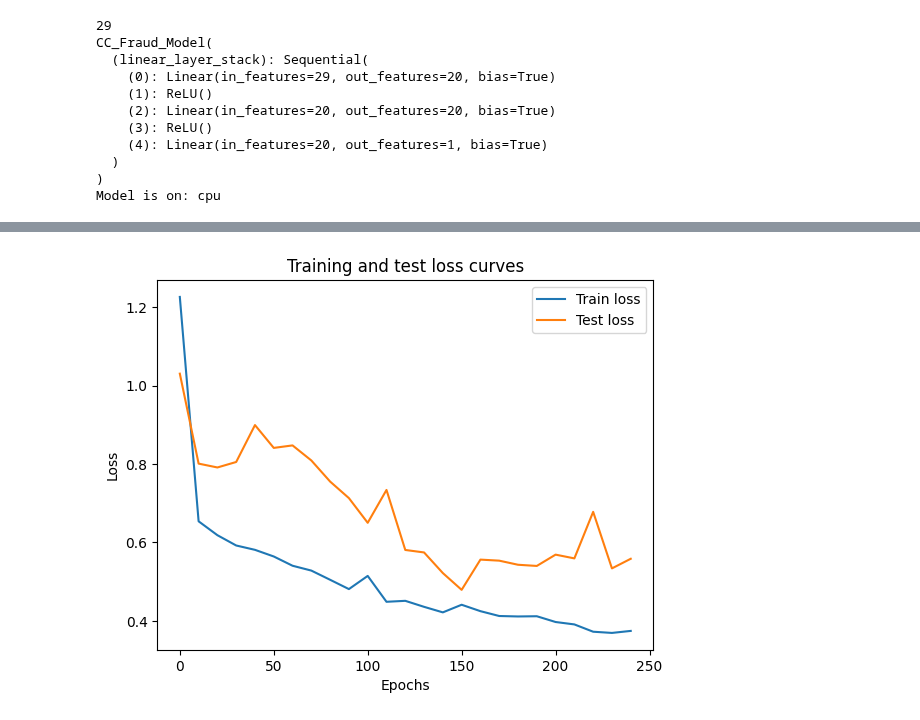
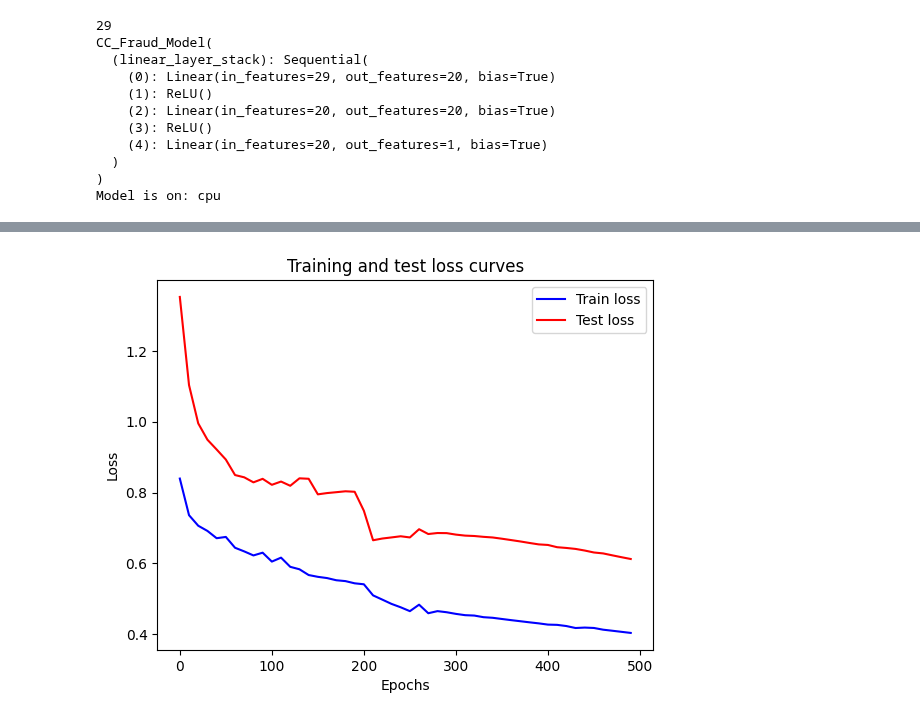
Before and after one commit to khangsheng1/Learning-PyTorch, a Jupyter notebook: CC_Fraud_Kaggle/CC_Fraud_Kaggle.ipynb, the cells around one changed output, grey strips where cells are left out. Saved outputs shown, nothing was run; the diff lists cells and outputs as text; code cells hidden in the pictures.

```diff
--- a/CC_Fraud_Kaggle/CC_Fraud_Kaggle.ipynb
+++ b/CC_Fraud_Kaggle/CC_Fraud_Kaggle.ipynb
@@ -206,7 +203,7 @@ Model is on: cpu
 # %%
 # Create loss and optimizer
 loss_fn = nn.BCEWithLogitsLoss()
-optimizer = torch.optim.SGD(model.parameters(), lr=0.01)
+optimizer = torch.optim.SGD(model.parameters(), lr=0.005)
 # %%
 # Calculate accuracy (a classification metric)
 def accuracy_fn(y_true, y_pred):
@@ -215,7 +212,8 @@ def accuracy_fn(y_true, y_pred):
     return acc
 # %%
 torch.manual_seed(42)
-epochs = 250
+epochs = 500
+epoch_print = epochs/10
 
 # Create empty loss lists to track values
 train_loss_values = []
@@ -269,5 +267,6 @@ for epoch in range(epochs):
     test_loss_values.append(test_loss.item())
     train_acc_values.append(acc)
     test_acc_values.append(test_acc)
+  if epoch % epoch_print == 0:
     print(f"Epoch: {epoch} | Loss: {loss:.5f}, Accuracy: {acc:.2f}% | Test Loss: {test_loss:.5}, Test Acc: {test_acc:.2f}%")
 # %% [output]
@@ -291,10 +283,10 @@ Epoch: 240 | Loss: 0.37454, Accuracy: 91.28% | Test Loss: 0.5585, Test Acc: 93.9
 # %%
 # Plot the loss curves
-plt.plot(epoch_count, train_loss_values, label="Train loss")
-plt.plot(epoch_count, test_loss_values, label="Test loss")
+plt.plot(epoch_count, train_loss_values, label="Train loss", color='b')
+plt.plot(epoch_count, test_loss_values, label="Test loss", color='r')
 plt.title("Training and test loss curves")
 plt.ylabel("Loss")
 plt.xlabel("Epochs")
 plt.legend();
 # %% [output]
-[figure, old version]
+[figure, new version]
```
Also changed, not shown: parts of 5 cells of this notebook.
